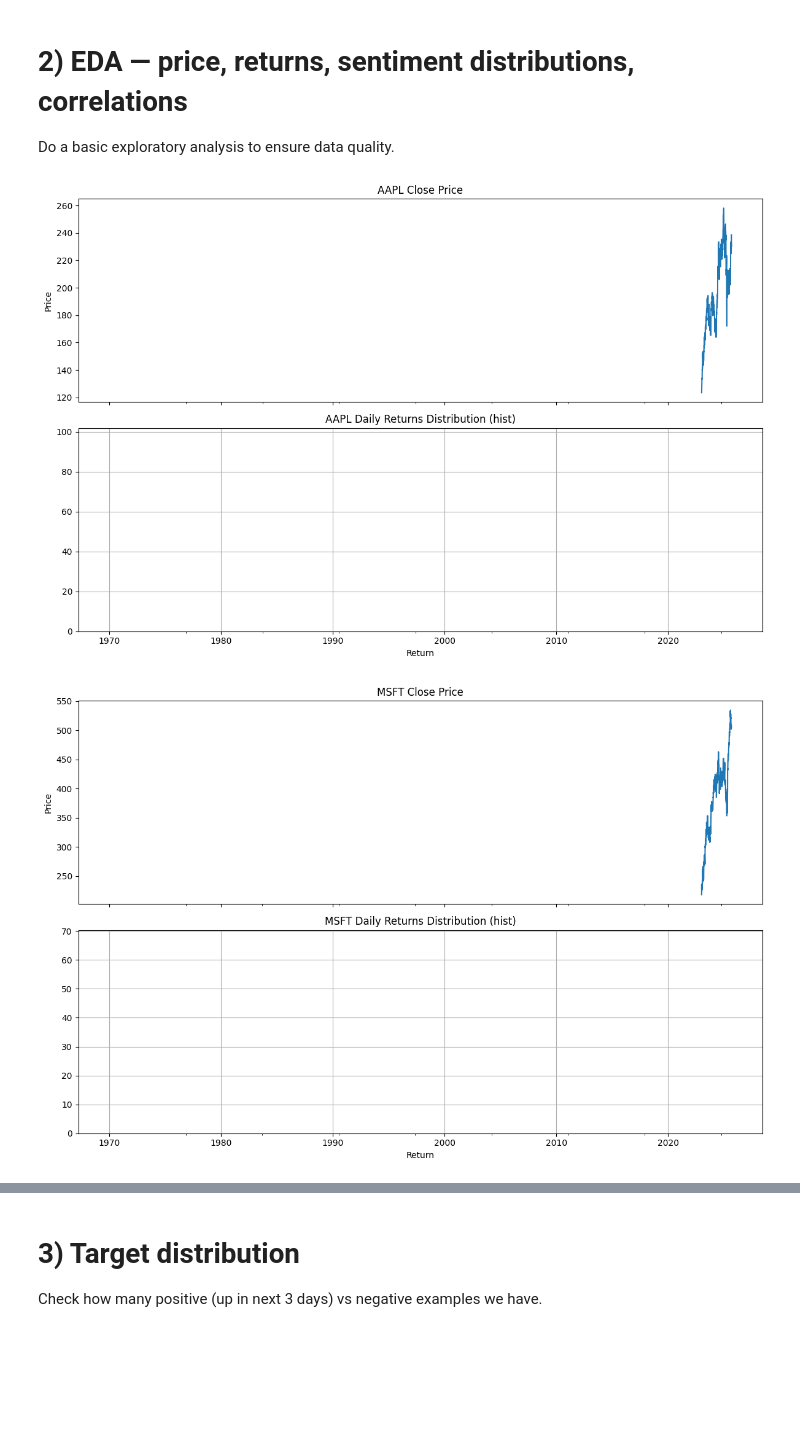
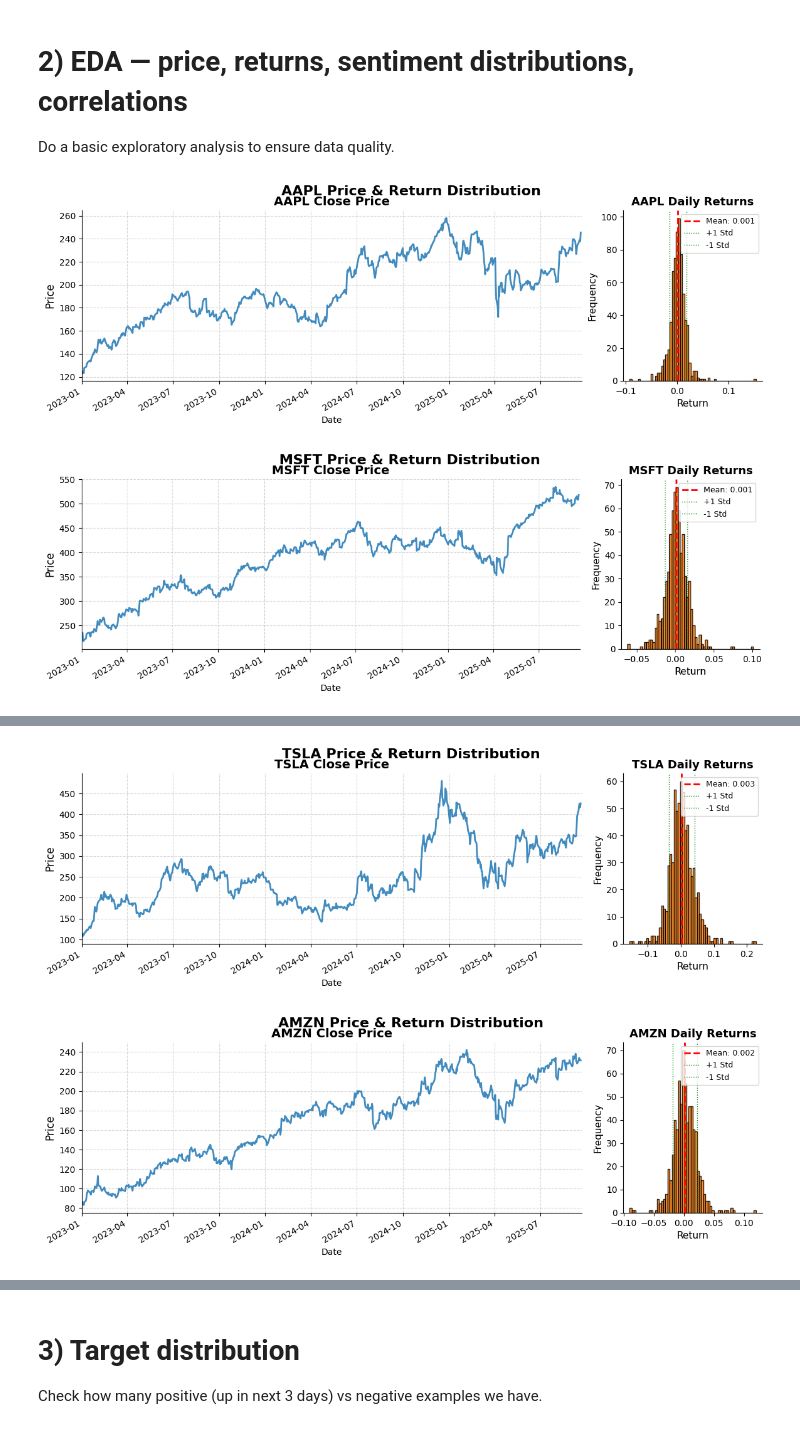
Before and after one commit to abhirup-ghosh/sentiment-enhanced-stock-predictor, a Jupyter notebook: notebooks/01_end_to_end_workflow.ipynb, the cells around one changed output, grey strips where cells are left out. Cells and saved outputs as stored; diff of their text form; code cells hidden in the pictures; blank space fills up the shorter version.

```diff
--- a/notebooks/01_end_to_end_workflow.ipynb
+++ b/notebooks/01_end_to_end_workflow.ipynb
@@ -45,7 +45,7 @@ Working directory: /Users/abhirupghosh/Documents/Work/job_preparation/case_studi
 Set the assets and hyperparameters for the run below.
 # %%
 # Cell: configuration
-TICKERS = ["AAPL", "MSFT", "NVDA"]          # start small for speed
+TICKERS = ["AAPL", "MSFT", "NVDA", "TSLA", "AMZN", "GOOGL", "META", "INTL"]          # start small for speed
 START = "2023-01-01"
 END = dt.date.today().isoformat()
 FEATURES_PATH = "data/processed/features.parquet"
@@ -100,17 +100,44 @@ Columns: ['Date', 'Ticker', 'Close', 'High', 'Low', 'Open', 'Volume', 'Return_1d
 Do a basic exploratory analysis to ensure data quality.
 # %%
 # Cell: EDA - price & returns per ticker
+import matplotlib.gridspec as gridspec
 for t in TICKERS:
     d = df[df["Ticker"] == t].sort_values("Date").copy()
     d = d.set_index("Date")
-    fig, ax = plt.subplots(2, 1, figsize=(12, 8), sharex=True)
-    d["Close"].plot(ax=ax[0], title=f"{t} Close Price")
-    ax[0].set_ylabel("Price")
-    d["Return_1d"].hist(bins=60, ax=ax[1])
-    ax[1].set_title(f"{t} Daily Returns Distribution (hist)")
-    ax[1].set_xlabel("Return")
-    plt.tight_layout()
+    fig = plt.figure(figsize=(14, 4))
+    gs = gridspec.GridSpec(1, 4, wspace=0.3)
+
+    # Time series: Close price
+    ax0 = fig.add_subplot(gs[0, 0:3])
+    d["Close"].plot(ax=ax0, color="#1f77b4", linewidth=2, alpha=0.85)
+    ax0.set_title(f"{t} Close Price", fontsize=14, fontweight="bold")
+    ax0.set_ylabel("Price", fontsize=12)
+    ax0.set_xlim([START, END])
+    ax0.grid(True, linestyle="--", alpha=0.5)
+    ax0.spines['top'].set_visible(False)
+    ax0.spines['right'].set_visible(False)
+
+    # Histogram: Daily returns
+    ax1 = fig.add_subplot(gs[0, 3])
+    d["Return_1d"].hist(bins=60, ax=ax1, color="#ff7f0e", alpha=0.85, edgecolor="black")
+    ax1.set_title(f"{t} Daily Returns", fontsize=13, fontweight="bold")
+    ax1.set_xlabel("Return", fontsize=11)
+    ax1.set_ylabel("Frequency", fontsize=11)
+    ax1.grid(False)
+    ax1.spines['top'].set_visible(False)
+    ax1.spines['right'].set_visible(False)
+
+    # Add mean and std lines to histogram
+    mean_ret = d["Return_1d"].mean()
+    std_ret = d["Return_1d"].std()
+    ax1.axvline(mean_ret, color="red", linestyle="--", linewidth=2, label=f"Mean: {mean_ret:.3f}")
+    ax1.axvline(mean_ret + std_ret, color="green", linestyle=":", linewidth=1, label="+1 Std")
+    ax1.axvline(mean_ret - std_ret, color="green", linestyle=":", linewidth=1, label="-1 Std")
+    ax1.legend(fontsize=9)
+
+    plt.suptitle(f"{t} Price & Return Distribution", fontsize=16, fontweight="bold")
+    plt.tight_layout(rect=[0, 0, 1, 0.95])
     plt.show()
 # %% [output]
-[figure, old version]
+[figure, new version]
-[figure, old version]
+[figure, new version]
@@ -117,0 +145,2 @@ for t in TICKERS:
+[figure, added]
+[figure, added]
```
Also changed, not shown: parts of 11 cells of this notebook, 4 other files.
